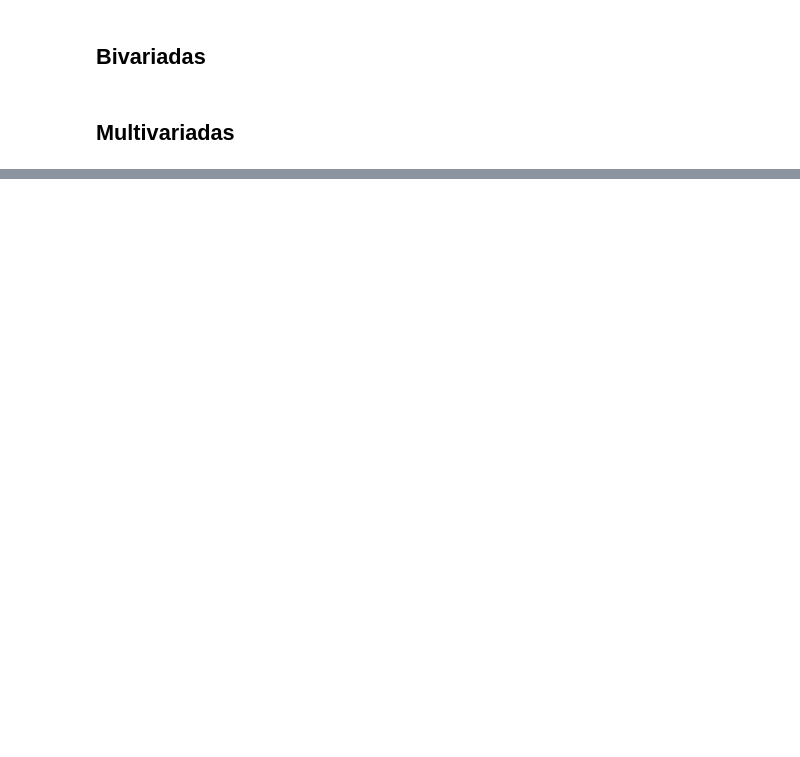
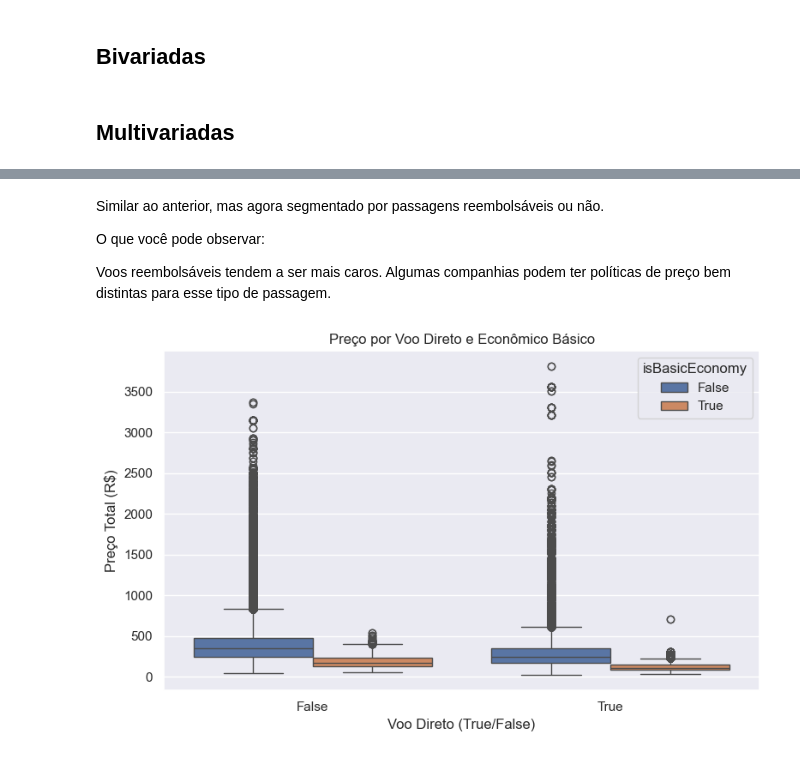
Before and after one commit to vitornuness/ads_2025_passagem_aerea, a Jupyter notebook: notebooks/2_eda.ipynb, the cells around one changed output, grey strips where cells are left out. Saved outputs shown, nothing was run; the diff lists cells and outputs as text; code cells hidden in the pictures; blank space fills up the shorter version.

```diff
--- a/notebooks/2_eda.ipynb
+++ b/notebooks/2_eda.ipynb
@@ -198,0 +275,17 @@ plt.show()
+# %% [markdown]
+Similar ao anterior, mas agora segmentado por passagens reembolsáveis ou não.
+
+O que você pode observar:
+
+Voos reembolsáveis tendem a ser mais caros.
+Algumas companhias podem ter políticas de preço bem distintas para esse tipo de passagem.
+# %%
+plt.figure(figsize=(8, 5))
+sns.boxplot(data=df, x="isNonStop", y="totalFare", hue="isBasicEconomy")
+plt.title("Preço por Voo Direto e Econômico Básico")
+plt.xlabel("Voo Direto (True/False)")
+plt.ylabel("Preço Total (R$)")
+plt.tight_layout()
+plt.show()
+# %% [output]
+[figure, added]
```
Also changed, not shown: parts of 26 cells of this notebook.
